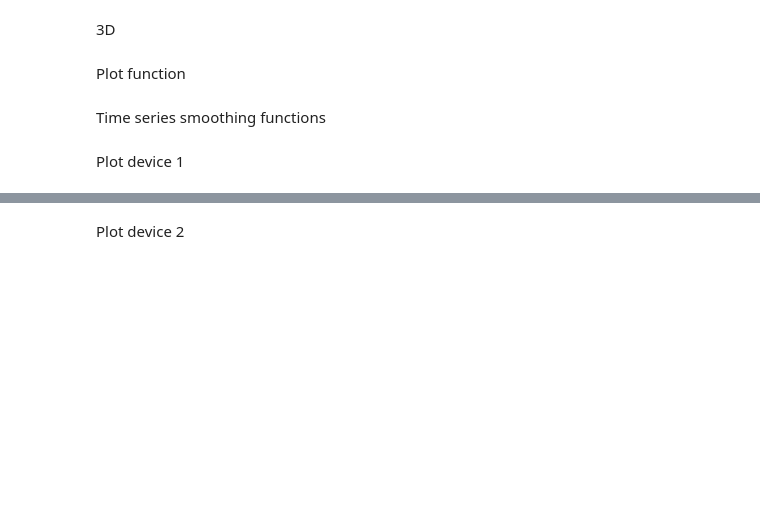
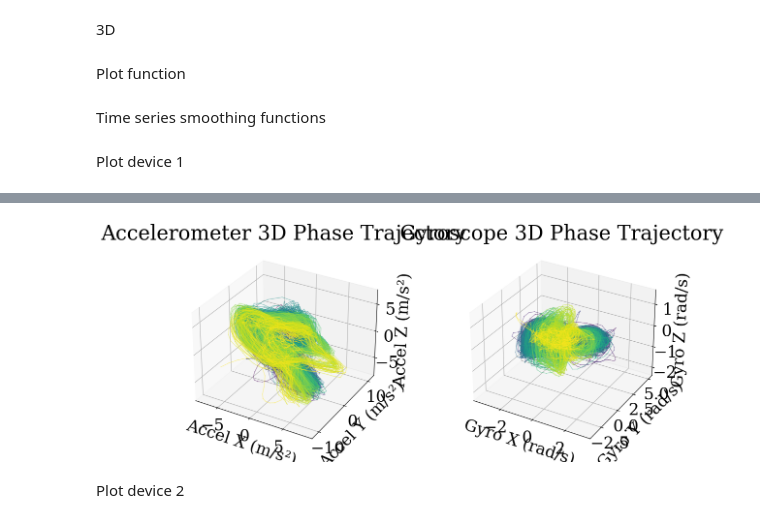
Before and after one commit to intsystems/Vladimirov-MS-Thesis, a Jupyter notebook: code/two-imu-one-dyn-syst.ipynb, the cells around one changed output, grey strips where cells are left out. Drawn from its saved outputs; the diff is of its cells as text; code cells hidden in the pictures; blank space fills up the shorter version.

```diff
--- a/code/two-imu-one-dyn-syst.ipynb
+++ b/code/two-imu-one-dyn-syst.ipynb
@@ -332,3 +395,7 @@ plot_imu_phase_trajectory(acc_smoothed, gyro_smoothed, scatter=False, alpha=0.4)
+# %%
+color_plot_imu_phase_trajectory(acc_smoothed, gyro_smoothed, scatter=False, alpha=0.4)
+# %% [output]
+[figure, added]
 # %% [markdown]
 Plot device 2
 # %%
```
Also changed, not shown: parts of 55 cells of this notebook.
